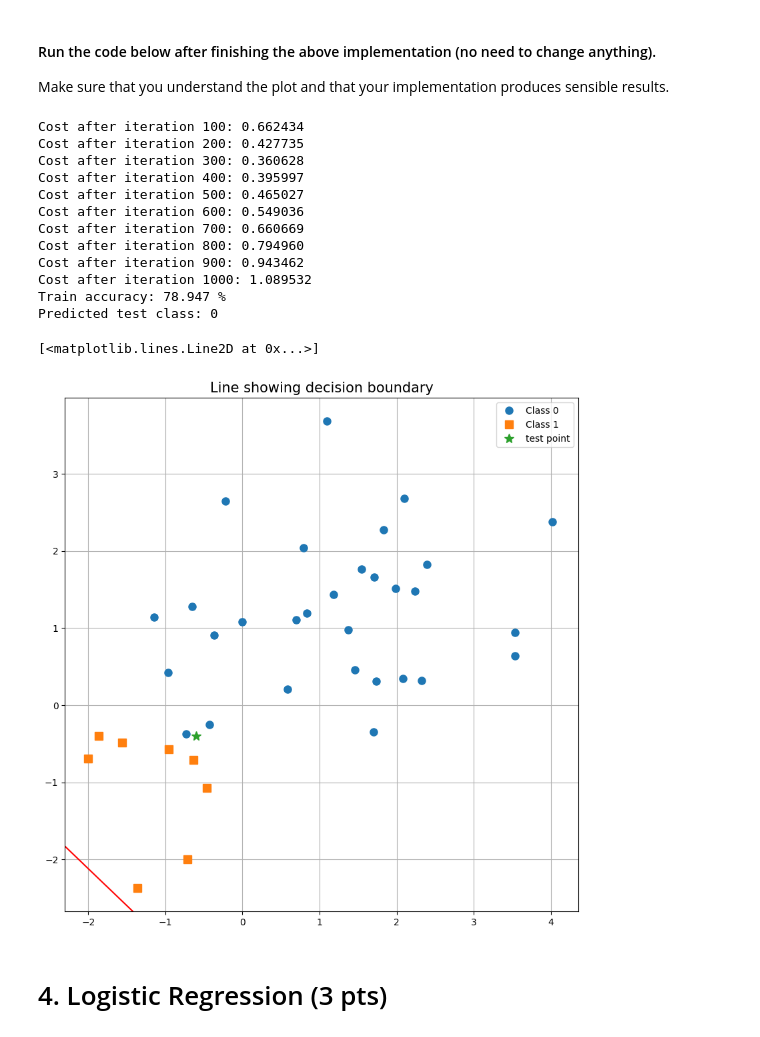
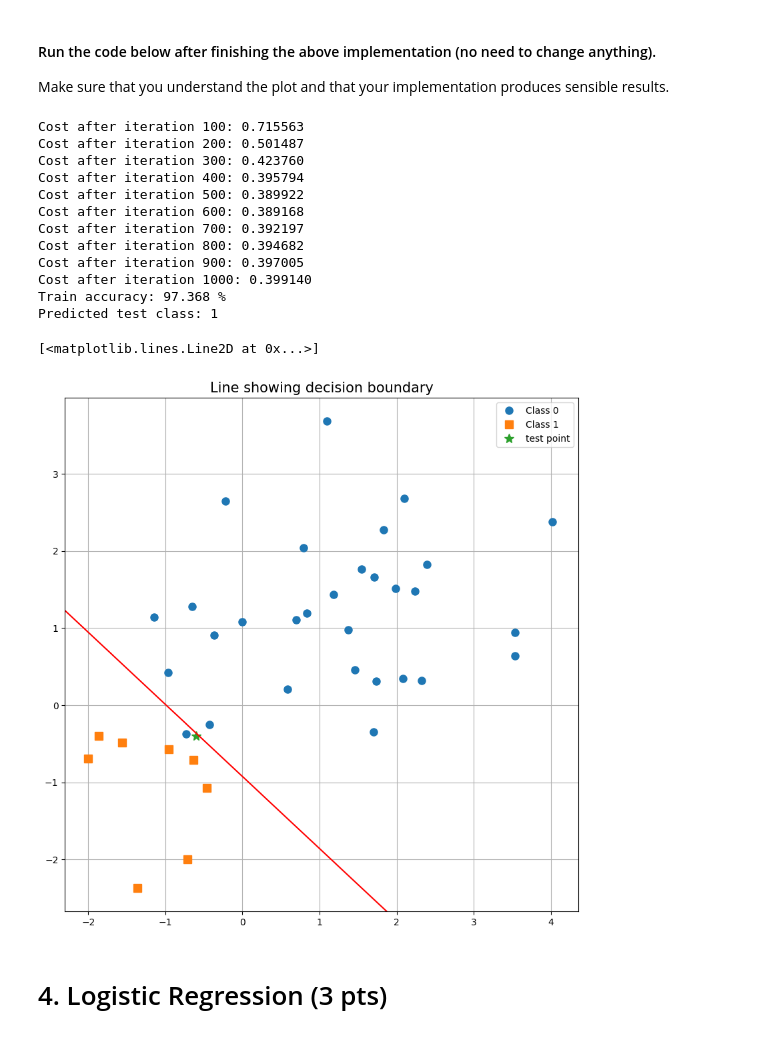
Before and after one commit to rikardro/TDA233, a Jupyter notebook: TDA233/HW2_2025.ipynb, the cells around one changed output. Saved outputs shown, nothing was run; the diff lists cells and outputs as text; code cells hidden in the pictures.

```diff
--- a/TDA233/HW2_2025.ipynb
+++ b/TDA233/HW2_2025.ipynb
@@ -758,13 +758,13 @@ class SVM():
         cost = J
         # \frac{\partial J}{\partial w} = w + C\frac{1}{N} \sum{n=1}^N \frac{\partial}{\partial w} \max(0, 1 - t_n(w^T x_n + b))
         # 0 if t_n(w^\top x_n + b) > 0 else -t_n x_n
-        sum_dw = [np.zeros_like(X_train[n]) if t[n] * np.dot(w, X_train[n]) + b > 0 else -t[n] * X_train[n] for n in range(n_samples)]
+        sum_dw = [np.zeros_like(X_train[n]) if t[n] * np.dot(w, X_train[n]) + b > 1 else -t[n] * X_train[n] for n in range(n_samples)]
 
         dw = w + C/n_samples * np.sum(np.array(sum_dw), axis=0)
 
         # \frac{\partial J}{\partial b} = C \frac{1}{N}\sum{n=1}^N \frac{\partial}{\partial b} \max(0, 1 - t_n(w^\top x_n + b))
         # 0, & \text{if } t_n(w^\top x_n + b) > 0 else -t_n
-        sum_db = [0 if t[n] * np.dot(w, X_train[n]) + b > 0 else -t[n] for n in range(n_samples)]
+        sum_db = [0 if t[n] * np.dot(w, X_train[n]) + b > 1 else -t[n] for n in range(n_samples)]
         #db = C/n_samples * sum_db
         db = C/n_samples * np.sum(np.array(sum_db), axis=0)
 
@@ -828,14 +828,13 @@ class SVM():
 
         w = self.parameters["w"]
         b = self.parameters["b"]
+        linear_output = np.dot(X_test, w) + b
 
         n_samples = X_test.shape[0]
         y_pred = np.zeros((n_samples,1))
 
-        ### TODO - Change this part
         for i in range(n_samples):
-            y_pred[i] = -1 # Always predicts class 0 currently
-        ###
+            y_pred[i] = np.sign(linear_output[i])
 
         # Converts the binary targets from (-1,1) to (0,1)
         y_pred = (y_pred > 0).astype(np.int32)
@@ -846,42 +845,42 @@ class SVM():
 Make sure that you understand the plot and that your implementation produces sensible results.
 # %%
 # Parameters (feel free to change)
-learning_rate = 0.01
+learning_rate = 0.001
 n_iterations = 1000
 C = 1
 print_cost = True
 
 # Define and train the model
 model = SVM(learning_rate, n_iterations, C, print_cost)
 model.fit(X_train, y_train)
 
 # Predictions
 y_pred_train = model.predict(X_train)
 print("Train accuracy: %.3f %%" %(np.mean(y_pred_train == y_train)*100))
 y_pred_test = model.predict(X_test)
 print("Predicted test class: %d" %(y_pred_test))
 
 # Plot decision-boundaries
 fig, ax = plot_data(X_train, y_train, X_test, title = 'Line showing decision boundary')
 w = model.parameters['w']
 b = model.parameters['b']
 x = np.linspace(-3,3)
 ax.plot(x, (-b-w[0]*x)/w[1], '-r')
 # %% [output]
-Cost after iteration 100: 0.662434
-Cost after iteration 200: 0.427735
-Cost after iteration 300: 0.360628
-Cost after iteration 400: 0.395997
-Cost after iteration 500: 0.465027
-Cost after iteration 600: 0.549036
-Cost after iteration 700: 0.660669
-Cost after iteration 800: 0.794960
-Cost after iteration 900: 0.943462
-Cost after iteration 1000: 1.089532
-Train accuracy: 78.947 %
-Predicted test class: 0
+Cost after iteration 100: 0.715563
+Cost after iteration 200: 0.501487
+Cost after iteration 300: 0.423760
+Cost after iteration 400: 0.395794
+Cost after iteration 500: 0.389922
+Cost after iteration 600: 0.389168
+Cost after iteration 700: 0.392197
+Cost after iteration 800: 0.394682
+Cost after iteration 900: 0.397005
+Cost after iteration 1000: 0.399140
+Train accuracy: 97.368 %
+Predicted test class: 1
 [<matplotlib.lines.Line2D at 0x...>]
-[figure, old version]
+[figure, new version]
 # %% [markdown]
 # 4. Logistic Regression (3 pts)
 # %% [markdown]
```
Also changed, not shown: 1 other file.
